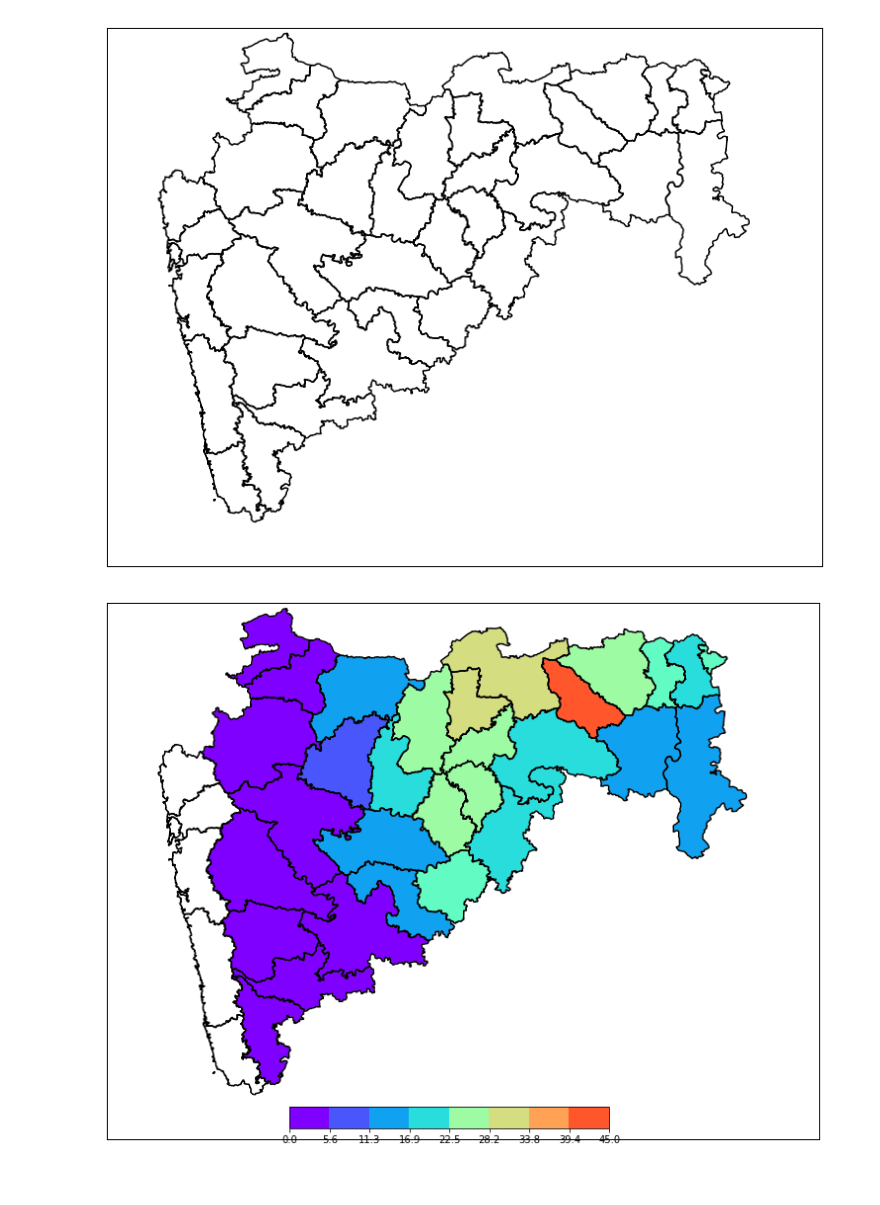
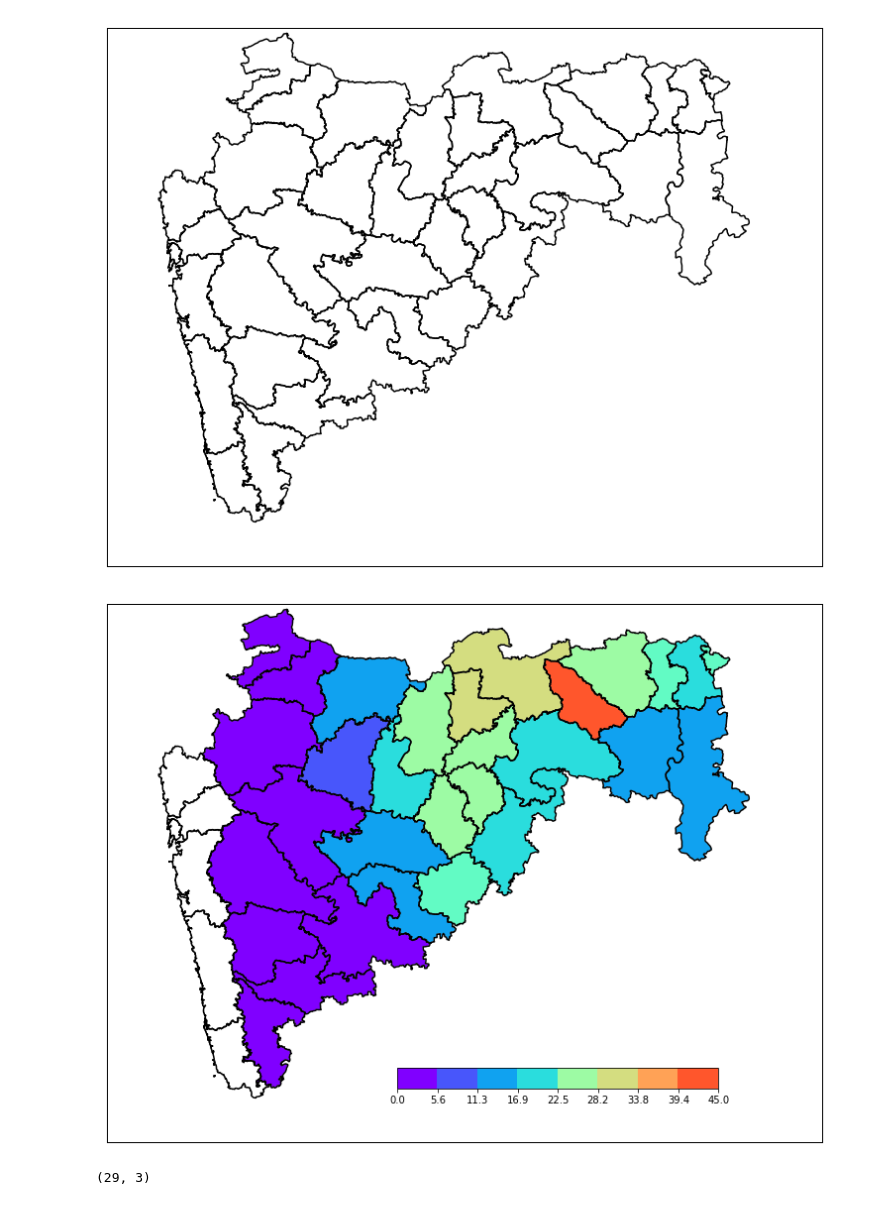
Before and after one commit to Abhishekmamidi123/Time-Series-Forecasting, a Jupyter notebook: Maharashtra/Maharashtra_Analysis.ipynb, the cells around one changed output. Saved outputs shown, nothing was run; the diff lists cells and outputs as text; code cells hidden in the pictures.

```diff
--- a/Maharashtra/Maharashtra_Analysis.ipynb
+++ b/Maharashtra/Maharashtra_Analysis.ipynb
@@ -126,6 +142,7 @@ plt.plot(maharashtra_data.Date, maharashtra_data.Pune)
 ## Plot the districts with heavy rainfall over all years(>700|800mm)
 # %%
 high_rainfall = {}
+districts = maharashtra_data.columns[3:]
 for district in districts:
     count = len(maharashtra_data[maharashtra_data[district]>=800])
     if count != 0:
@@ -240,4 +314,4 @@ parameters_LSTM = [[12], [4], [1], [300], [20], [future_steps]]
 # %%
-RMSE_info = ANN.compare_ANN_methods(rainfall_data, test_rainfall_data, scaler,
-                    parameters_FNN, parameters_TLNN, parameters_SANN, parameters_LSTM, future_steps, STORAGE_FOLDER)
+# RMSE_info = ANN.compare_ANN_methods(rainfall_data, test_rainfall_data, scaler,
+#                     parameters_FNN, parameters_TLNN, parameters_SANN, parameters_LSTM, future_steps, STORAGE_FOLDER)
 # %%
@@ -246,0 +319,23 @@ RMSE_info
+# %%
+for district in districts[1:]:
+    print(district)
+
+    rainfall_data = pd.DataFrame({'Precipitation': maharashtra_data[district][:-60]})
+    rainfall_data.index = dates[:-60]
+
+    test_rainfall_data = pd.DataFrame({'Precipitation': maharashtra_data[district][-60:]})
+    test_rainfall_data.index = dates[-60:]
+
+    scaler = MinMaxScaler(feature_range=(0, 1))
+    scaler.fit(rainfall_data)
+
+    output_folder = STORAGE_FOLDER + district + '/'
+    if not os.path.exists(output_folder):
+        os.makedirs(output_folder)
+
+    ANN = reload(ANN)
+    RMSE_info = ANN.compare_ANN_methods(rainfall_data, test_rainfall_data, scaler,
+                    parameters_FNN, parameters_TLNN, parameters_SANN, parameters_LSTM, future_steps, output_folder)
+
+    ANN = reload(ANN)
+    ANN.save_RMSE_info(output_folder, RMSE_info)
@@ -365,36 +478,42 @@ map = Basemap(projection='lcc',resolution='l', llcrnrlon=72,
 
 map.drawmapboundary(fill_color='white')
 map.fillcontinents(color='white',lake_color='white')
-#map.drawcoastlines()
+# map.drawcoastlines()
 
 map.readshapefile('gadm36_IND_shp/gadm36_IND_2', 'gadm36_IND_2', drawbounds = False)
 
 patches   = []
 facecolor_array = []
 
 for info, shape in zip(map.gadm36_IND_2_info, map.gadm36_IND_2):
     if(info['NAME_1'] == 'Maharashtra'):
         x, y = zip(*shape)
         map.plot(x, y, marker=None, color='black')
 
         district = info['NAME_2']
         if district not in year_precipation.index:
             color = '#dddddd'
         else:
             color = scheme[year_precipation.ix[district]['bin']]
             patches.append( Polygon(np.array(shape), True))
             facecolor_array.append(color)
     else:
         color = '#dddddd'
 
 ax.add_collection(PatchCollection(patches, facecolor= facecolor_array, edgecolor='w', linewidths=1., zorder=2))
 
 #ax.axhspan(0, 1000 * 1800, facecolor=facecolor_array, edgecolor='w', zorder=2)
-ax_legend = fig.add_axes([0.35, 0.14, 0.3, 0.03], zorder=3)
+ax_legend = fig.add_axes([0.45, 0.20, 0.3, 0.03], zorder=3)
 cmap = matplotlib.colors.ListedColormap(scheme)
 cb = matplotlib.colorbar.ColorbarBase(ax_legend, cmap=cmap, ticks=bins, boundaries=bins, orientation='horizontal')
 cb.ax.set_xticklabels([str(round(i, 1)) for i in bins])
 
 plt.show()
 # %% [output]
-[figure, old version]
+[figure, new version]
+# %%
+latlon_data = pd.read_csv("district_latlon.csv")
+latlon_data = latlon_data.drop(latlon_data.columns[latlon_data.columns.str.contains('unnamed',case = False)],axis = 1)
+latlon_data.shape
+# %% [output]
+(29, 3)
```
Also changed, not shown: parts of 20 cells of this notebook.
